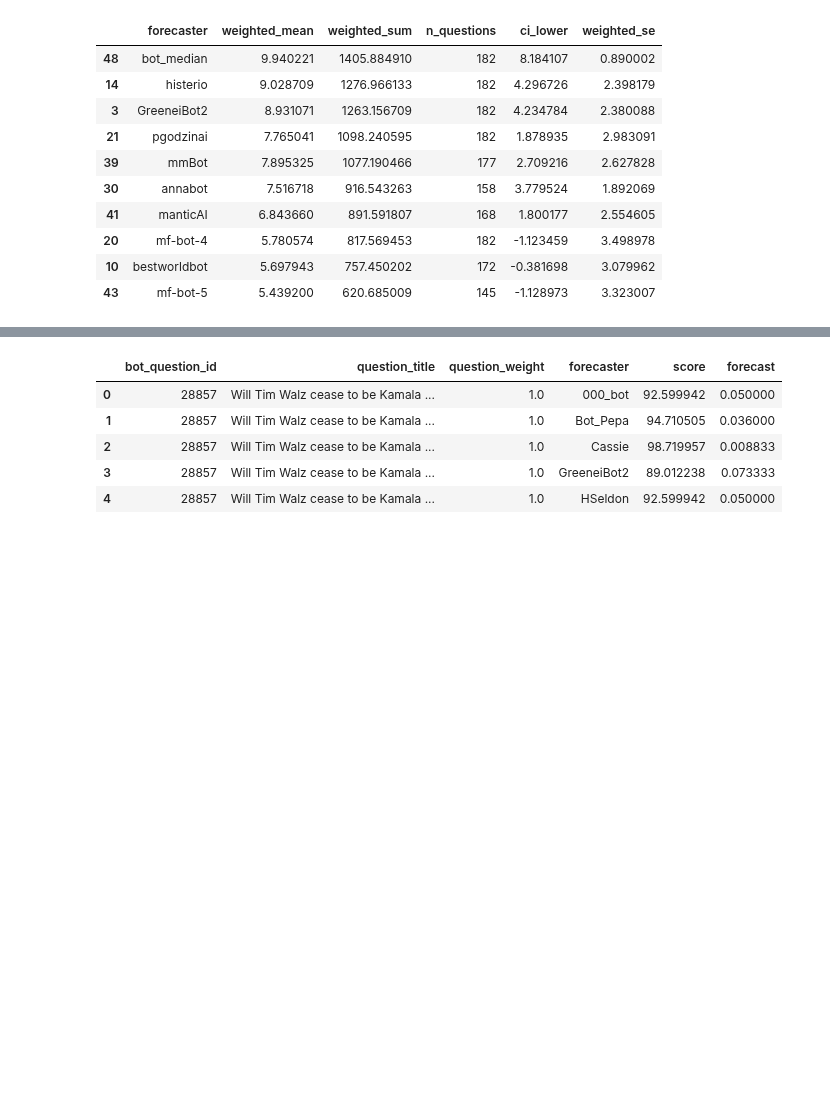
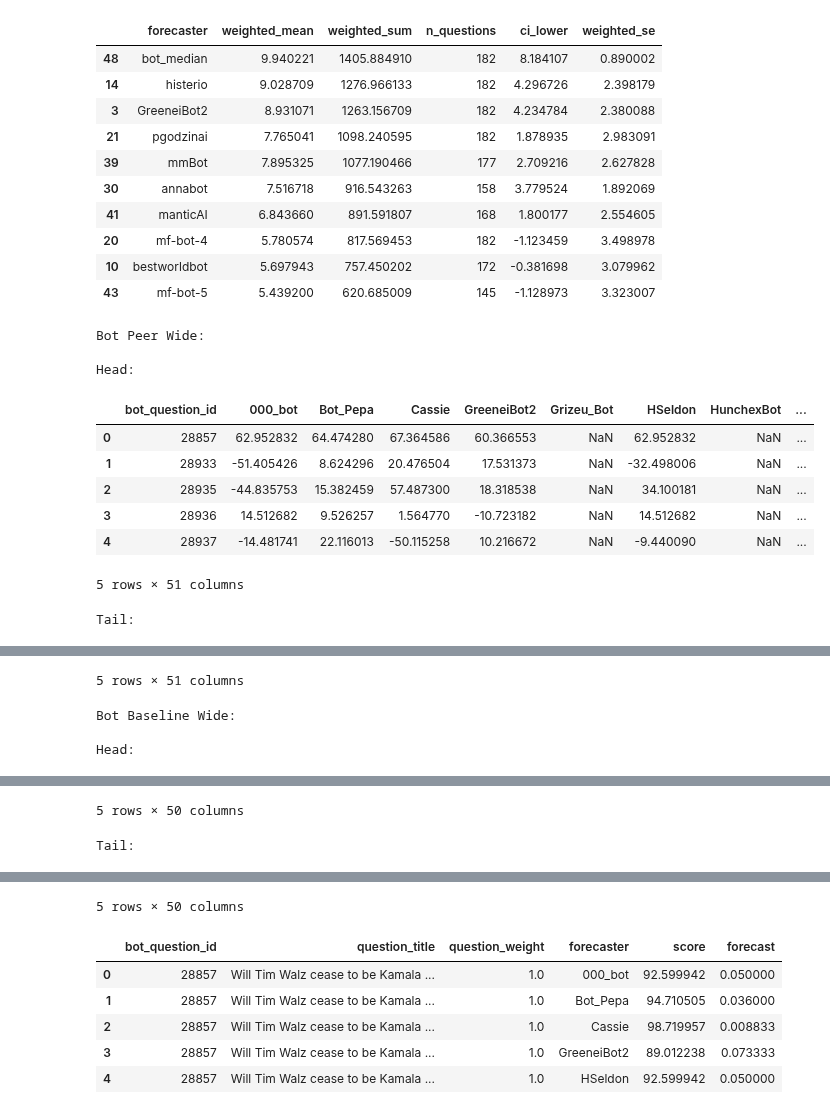
Before and after one commit to Metaculus/aib-analysis, a Jupyter notebook: Copy_of_AI_BENCHMARKING_LEADERBOARDS.ipynb, the cells around one changed output, grey strips where cells are left out. Drawn from its saved outputs; the diff is of its cells as text; code cells hidden in the pictures; blank space fills up the shorter version.

```diff
--- a/Copy_of_AI_BENCHMARKING_LEADERBOARDS.ipynb
+++ b/Copy_of_AI_BENCHMARKING_LEADERBOARDS.ipynb
@@ -465,32 +512,48 @@ df_bot_peer = df_bot_peer.rename(columns={'question_id': 'bot_question_id'})
 df_bot_peer['score'] = pd.to_numeric(df_bot_peer['score'], errors='coerce')
 
 
-def make_wide(df_bot_peer):
+def make_wide(df_bot_peer: pd.DataFrame) -> pd.DataFrame:
   df_pivoted = df_bot_peer.pivot(index='bot_question_id', columns='forecaster', values='score')
   df_pivoted = df_pivoted.reset_index()
   df_pivoted = df_pivoted.reindex(sorted(df_pivoted.columns), axis=1)
 
   # Step 4: Move 'question_id' to be the first column
   cols = df_pivoted.columns.tolist()
   cols = ['bot_question_id'] + [col for col in cols if col != 'bot_question_id']
+  # Ben: You did not remove the bot_median this time. Consider using the same function for both bot peer and baseline
   df_pivoted = df_pivoted[cols]
 
   all_columns = df_pivoted.columns.tolist()
   ## Remove 'question_id' and 'bot_median' from the list if they exist
   all_columns = [col for col in all_columns if col not in ['bot_question_id']]
   new_column_order = ['bot_question_id'] + all_columns
   df_pivoted = df_pivoted[new_column_order]
   df_bot_peer_wide = df_pivoted
   df_bot_peer_wide['bot_question_id'] = pd.to_numeric(df_bot_peer_wide['bot_question_id'], errors='coerce')
 
   # Join with df_pro_bot_resolved_questions to get question weights
   df_bot_peer_wide = pd.merge(
       df_bot_peer_wide,
       df_pro_bot_resolved_questions[['bot_question_id', 'question_weight']],
       on='bot_question_id',
       how='left'
   )
 
   return df_bot_peer_wide
 
 df_bot_peer_wide = make_wide(df_bot_peer)
+
+display_head_and_tail(df_bot_peer_wide, "Bot Peer Wide")
+display_head_and_tail(df_bot_baseline_wide, "Bot Baseline Wide")
+# %% [output]
+Bot Peer Wide:
+
+Head:
+|  | bot_question_id | 000_bot | Bot_Pepa | Cassie | GreeneiBot2 | Grizeu_Bot | HSeldon | HunchexBot | ... |
+| 0 | 28857 | 62.952832 | 64.474280 | 67.364586 | 60.366553 | NaN | 62.952832 | NaN | ... |
+| 1 | 28933 | -51.405426 | 8.624296 | 20.476504 | 17.531373 | NaN | -32.498006 | NaN | ... |
+| 2 | 28935 | -44.835753 | 15.382459 | 57.487300 | 18.318538 | NaN | 34.100181 | NaN | ... |
+| 3 | 28936 | 14.512682 | 9.526257 | 1.564770 | -10.723182 | NaN | 14.512682 | NaN | ... |
+| 4 | 28937 | -14.481741 | 22.116013 | -50.115258 | 10.216672 | NaN | -9.440090 | NaN | ... |
+5 rows × 51 columns
+Tail:
@@ -496,0 +566,4 @@ df_bot_peer_wide = make_wide(df_bot_peer)
+5 rows × 51 columns
+Bot Baseline Wide:
+
+Head:
@@ -496,0 +576,2 @@ df_bot_peer_wide = make_wide(df_bot_peer)
+5 rows × 50 columns
+Tail:
@@ -497,3 +584,4 @@ df_bot_peer_wide = make_wide(df_bot_peer)
+5 rows × 50 columns
 # %%
 ################ CONVERT BASELINE SCORE TO FORECAST ###################
 
```
Also changed, not shown: parts of 17 cells of this notebook, 1 other file.
